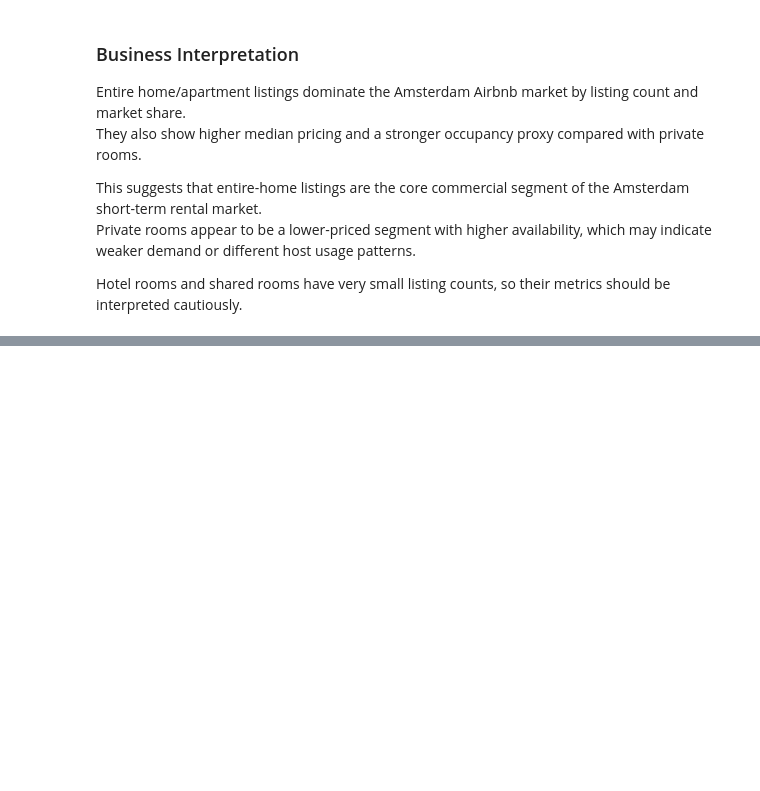
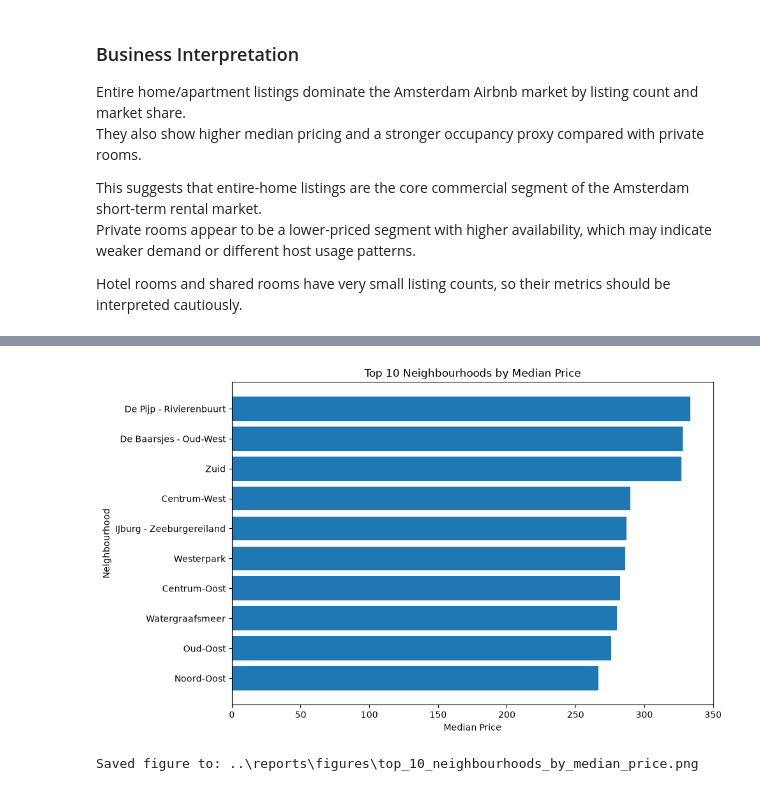
Before and after one commit to Tnadeeja/Inside-Airbnb-Market-Intelligence-Platform-Data-Engineering-Analytics-AI, a Jupyter notebook: notebooks/03_eda_business_analysis.ipynb, the cells around one changed output, grey strips where cells are left out. Cells and saved outputs as stored; diff of their text form; code cells hidden in the pictures; blank space fills up the shorter version.

```diff
--- a/notebooks/03_eda_business_analysis.ipynb
+++ b/notebooks/03_eda_business_analysis.ipynb
@@ -183,0 +251,9 @@ Hotel rooms and shared rooms have very small listing counts, so their metrics sh
+# %%
+top_neighbourhoods_by_price = (
+    neighbourhood_summary_df
+    .dropna(subset=["median_price"])
+    .sort_values("median_price", ascending=False)
+    .head(10)
+)
+
+top_neighbourhoods_by_price
@@ -183,0 +272,20 @@ Hotel rooms and shared rooms have very small listing counts, so their metrics sh
+# %%
+plt.figure(figsize=(10, 6))
+plt.barh(
+    top_neighbourhoods_by_price["neighbourhood"],
+    top_neighbourhoods_by_price["median_price"]
+)
+plt.title("Top 10 Neighbourhoods by Median Price")
+plt.xlabel("Median Price")
+plt.ylabel("Neighbourhood")
+plt.gca().invert_yaxis()
+plt.tight_layout()
+
+output_path = FIGURES_PATH / "top_10_neighbourhoods_by_median_price.png"
+plt.savefig(output_path, dpi=300)
+plt.show()
+
+print(f"Saved figure to: {output_path}")
+# %% [output]
+[figure, added]
+Saved figure to: ..\reports\figures\top_10_neighbourhoods_by_median_price.png
```
Also changed, not shown: parts of 13 cells of this notebook, 4 other files.
